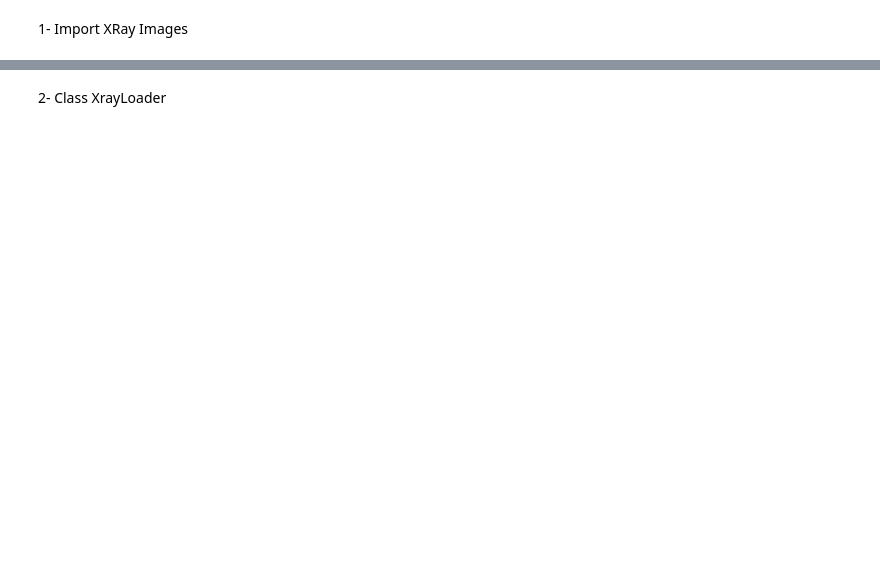
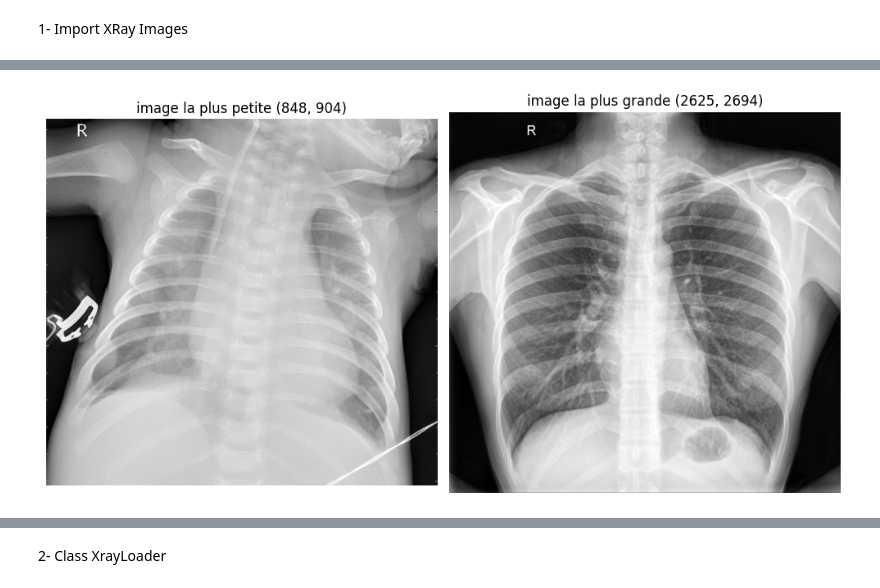
Before and after one commit to YvanDesPatates/IA_XRay_chest, a Jupyter notebook: DEV_810_XRay_2.ipynb, the cells around one changed output, grey strips where cells are left out. Drawn from its saved outputs; the diff is of its cells as text; code cells hidden in the pictures; blank space fills up the shorter version.

```diff
--- a/DEV_810_XRay_2.ipynb
+++ b/DEV_810_XRay_2.ipynb
@@ -76,0 +108,16 @@ L'image la plus grande a une taille de (2713, 2517) et se trouve à ./chest_Xray
+# %%
+counter = 0
+sorted_imgs = {1.1:[], 1.2:[], 1.3:[], 1.5:[], 1.6:[], 2:[]}
+
+def sort_img_callback(img):
+    global counter, sorted_imgs
+    counter += 1
+    for ratio_max, img_array in sorted_imgs.items():
+        if sort_image(img, max_ratio=ratio_max):
+            img_array.append(img)
+
+browse_imgs(sort_img_callback)
+
+print("Nombre d'images avant le prétraitement :", counter)
+for ratio_t, img_array in sorted_imgs.items():
+    print("Nombre d'images après le prétraitement pour un ratio {} : {}".format( ratio_t, len(img_array)))
@@ -76,0 +132,10 @@ L'image la plus grande a une taille de (2713, 2517) et se trouve à ./chest_Xray
+# %%
+smallest_img = None
+largest_img = None
+for img in sorted_imgs[1.1]:
+    if img is not None:
+        search_size_callback(img)
+
+display_imgs([smallest_img, largest_img], ["image la plus petite {}".format(smallest_img.shape), "image la plus grande {}".format(largest_img.shape)], (1,2))
+# %% [output]
+[figure, added]
```
Also changed, not shown: parts of 14 cells of this notebook.
